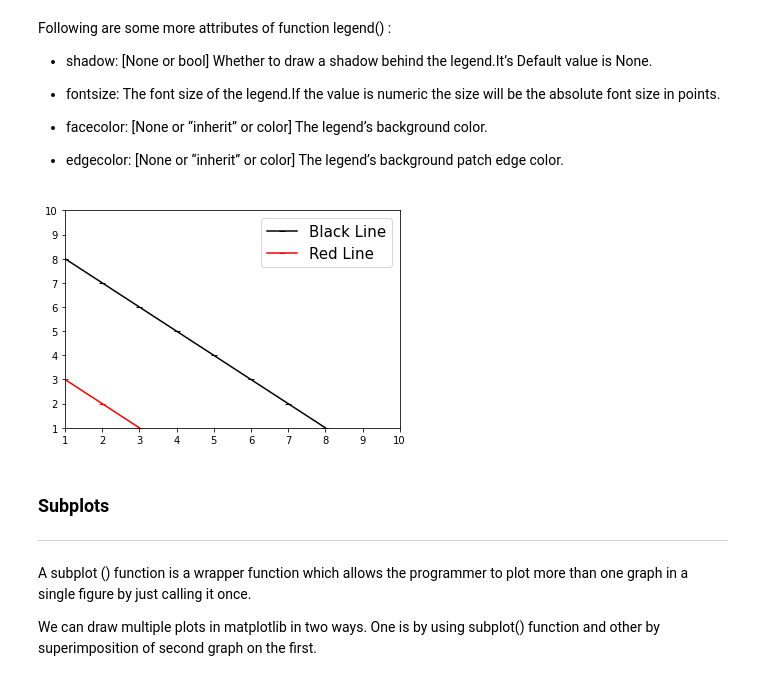
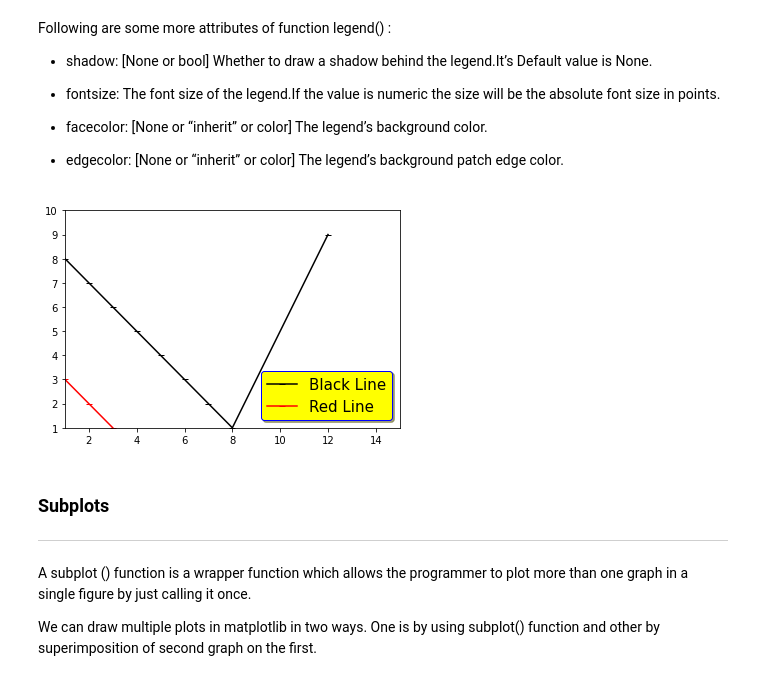
Before and after one commit to alien087/pembelajaran-python-AI, a Jupyter notebook: Module3_Section2_Lab1_Data_Visualization_in_Python_Using_Matplotlib_And_Seaborn.ipynb, the cells around one changed output. Drawn from its saved outputs; the diff is of its cells as text; code cells hidden in the pictures.

```diff
--- a/Module3_Section2_Lab1_Data_Visualization_in_Python_Using_Matplotlib_And_Seaborn.ipynb
+++ b/Module3_Section2_Lab1_Data_Visualization_in_Python_Using_Matplotlib_And_Seaborn.ipynb
@@ -85,17 +95,17 @@ Following are some more attributes of function legend() :
 
 *    edgecolor: [None or “inherit” or color] The legend’s background patch edge color.
 # %%
-plt.plot([1,2,3,4,5,6,7,8],[8,7,6,5,4,3,2,1],'k_-',label="Black Line")
-plt.plot([1,2,3],[3,2,1],'r_-',label="Red Line")
+plt.plot([1,2,3,4,5,6,7,8,12],[8,7,6,5,4,3,2,1,9],'k_-', label="Black Line")
+plt.plot([1,2,3],[3,2,1],'r_-', label="Red Line")
 
 # Show Legend
-plt.legend(fontsize=15)
+plt.legend(fontsize=15, shadow=True, facecolor="yellow", edgecolor='blue')
 
-plt.xlim(1,10) #Setting X-Axis limits
+plt.xlim(1,15) #Setting X-Axis limits
 plt.ylim(1,10) #Setting Y-Axis limits
 plt.show()
 # %% [output]
-[figure, old version]
+[figure, new version]
 # %% [markdown]
 
 ### Subplots
```
Also changed, not shown: parts of 31 cells of this notebook.
